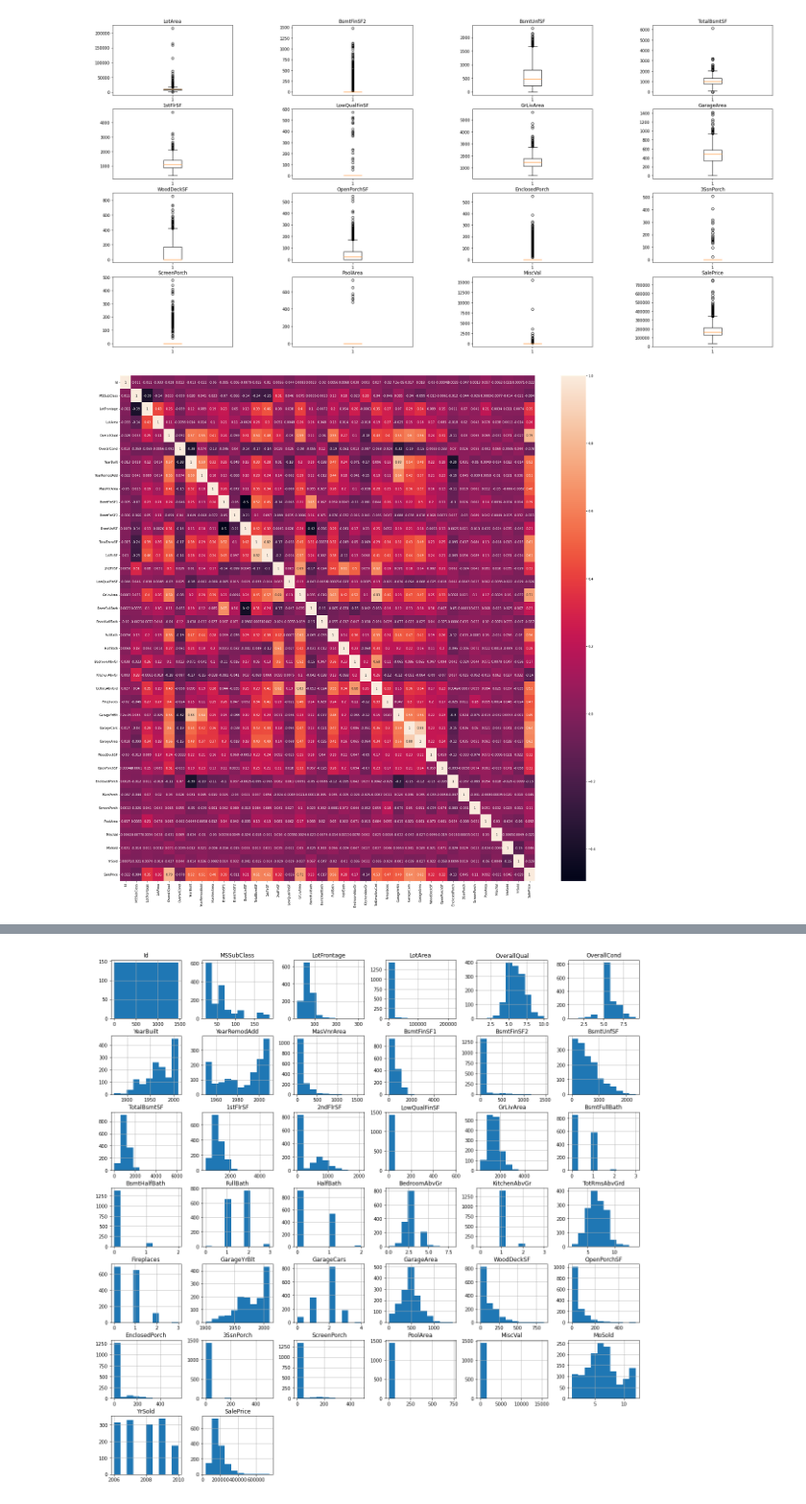
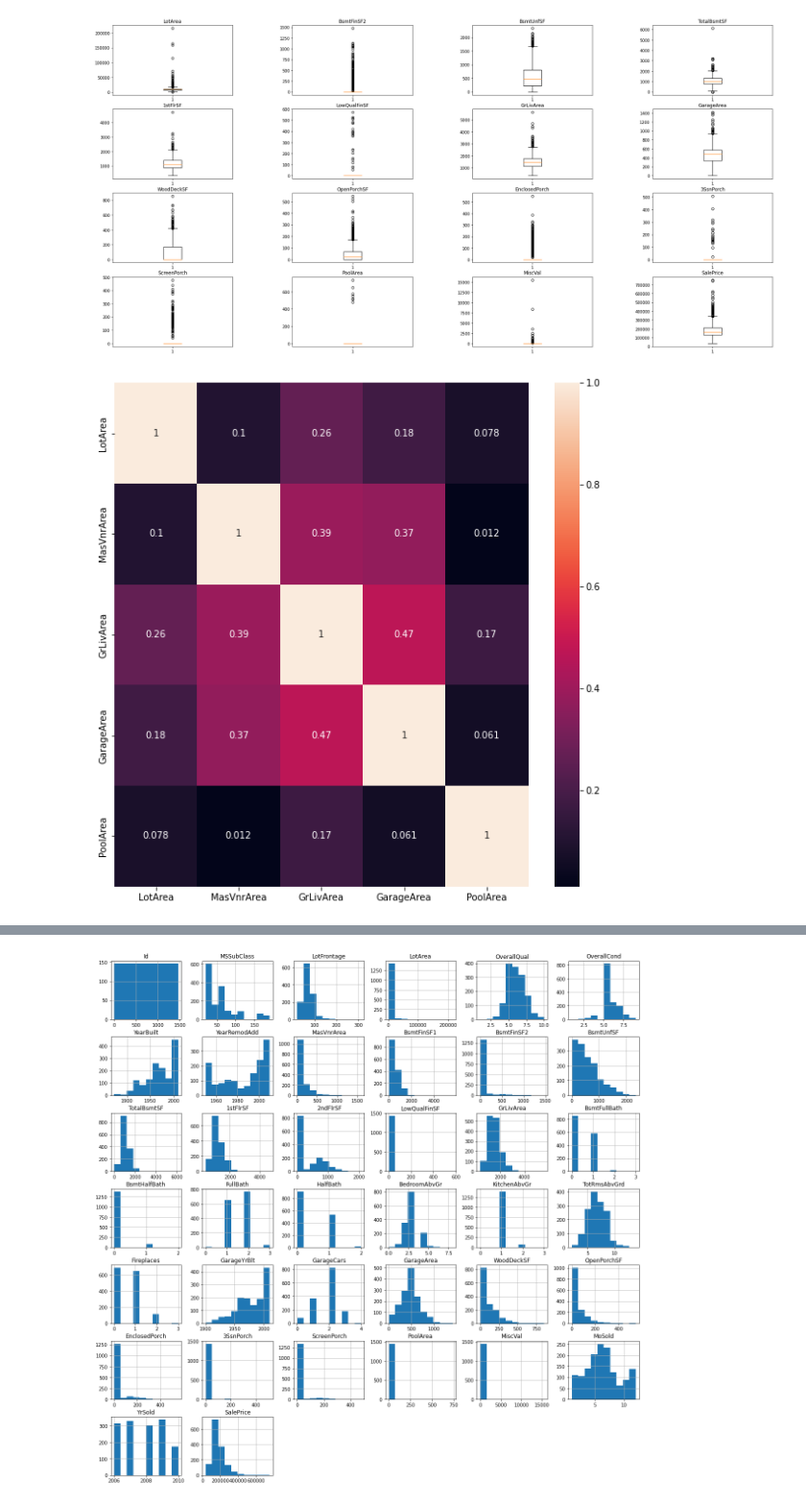
Before and after one commit to Vinicius-Luiz/machine_learning_regression_house_prices, a Jupyter notebook: house-prices-vlsf2.ipynb, the cells around one changed output, grey strips where cells are left out. Shown at 96% size. Drawn from its saved outputs; the diff is of its cells as text; code cells hidden in the pictures.

```diff
--- a/house-prices-vlsf2.ipynb
+++ b/house-prices-vlsf2.ipynb
@@ -230,9 +217,11 @@ plt.subplots_adjust(wspace = 0.5)
 # Data Multicollinearity
 ## It is not possible to analyze the multicollinearity of the data because there are null values. Let's perform this step in handling nulls.
 ## Não é possível analisar a multicolinearidade dos dados porque existem valores nulos. Vamos executar essa etapa no tratamento de nulos.
+# %%
+areaFeatures = ['LotArea', 'MasVnrArea', 'GrLivArea', 'GarageArea', 'PoolArea']
 # %%
-# Data Correlation
-fig = plt.figure(figsize = (30, 30))
-sns.heatmap(df.corr(), annot = True);
+# Data correlation - Area features
+fig = plt.figure(figsize = (10, 10))
+sns.heatmap(df[areaFeatures].corr(), annot = True);
 # %% [output]
-[figure, old version]
+[figure, new version]
```
Also changed, not shown: parts of 48 cells of this notebook.
